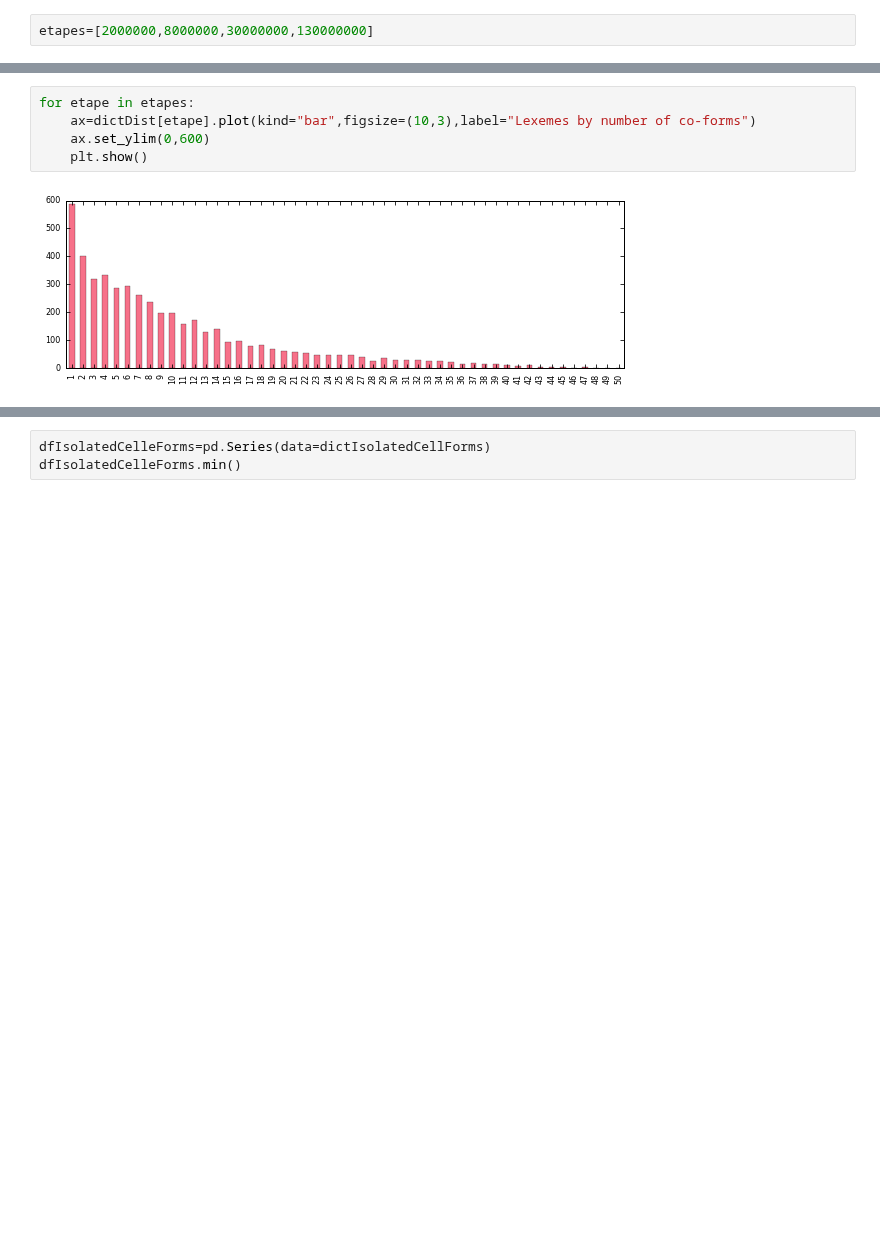
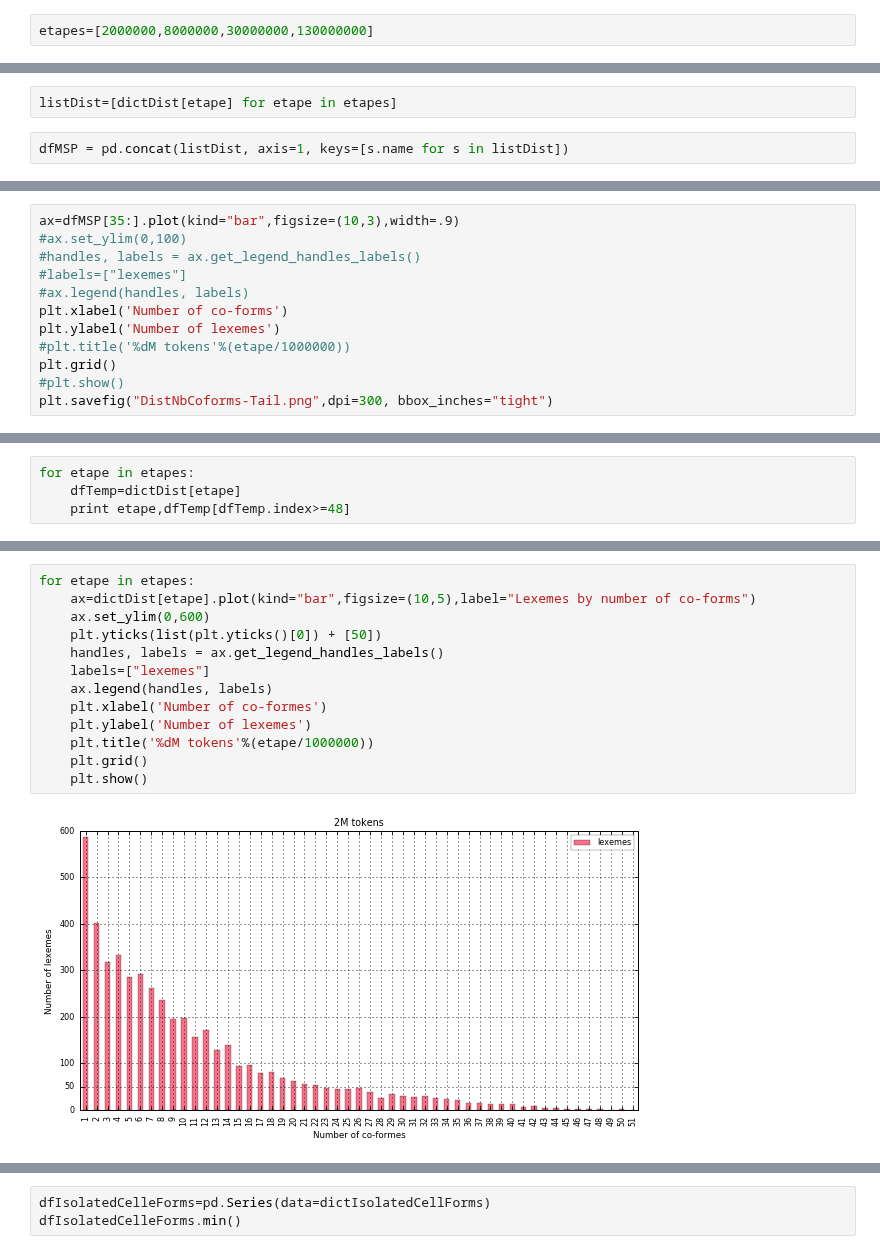
Before and after one commit to gboye/SWIM, a Jupyter notebook: ParadigmGeneration/Longitudinales/Longitudinales-IsolatedCellForms.ipynb, the cells around one changed output, grey strips where cells are left out. Drawn from its saved outputs; the diff is of its cells as text; blank space fills up the shorter version.

```diff
--- a/ParadigmGeneration/Longitudinales/Longitudinales-IsolatedCellForms.ipynb
+++ b/ParadigmGeneration/Longitudinales/Longitudinales-IsolatedCellForms.ipynb
@@ -113,0 +166,4 @@ etapes=[2000000,8000000,30000000,130000000]
+# %%
+listDist=[dictDist[etape] for etape in etapes]
+# %%
+dfMSP = pd.concat(listDist, axis=1, keys=[s.name for s in listDist])
@@ -113,0 +204,12 @@ etapes=[2000000,8000000,30000000,130000000]
+# %%
+ax=dfMSP[35:].plot(kind="bar",figsize=(10,3),width=.9)
+#ax.set_ylim(0,100)
+#handles, labels = ax.get_legend_handles_labels()
+#labels=["lexemes"]
+#ax.legend(handles, labels)
+plt.xlabel('Number of co-forms')
+plt.ylabel('Number of lexemes')
+#plt.title('%dM tokens'%(etape/1000000))
+plt.grid()
+#plt.show()
+plt.savefig("DistNbCoforms-Tail.png",dpi=300, bbox_inches="tight")
@@ -113,0 +218,4 @@ etapes=[2000000,8000000,30000000,130000000]
+# %%
+for etape in etapes:
+    dfTemp=dictDist[etape]
+    print etape,dfTemp[dfTemp.index>=48]
@@ -114,7 +243,15 @@ etapes=[2000000,8000000,30000000,130000000]
 # %%
 for etape in etapes:
-    ax=dictDist[etape].plot(kind="bar",figsize=(10,3),label="Lexemes by number of co-forms")
+    ax=dictDist[etape].plot(kind="bar",figsize=(10,5),label="Lexemes by number of co-forms")
     ax.set_ylim(0,600)
+    plt.yticks(list(plt.yticks()[0]) + [50])
+    handles, labels = ax.get_legend_handles_labels()
+    labels=["lexemes"]
+    ax.legend(handles, labels)
+    plt.xlabel('Number of co-formes')
+    plt.ylabel('Number of lexemes')
+    plt.title('%dM tokens'%(etape/1000000))
+    plt.grid()
     plt.show()
 # %% [output]
-[figure, old version]
+[figure, new version]
```
Also changed, not shown: parts of 24 cells of this notebook, 6 other files.
